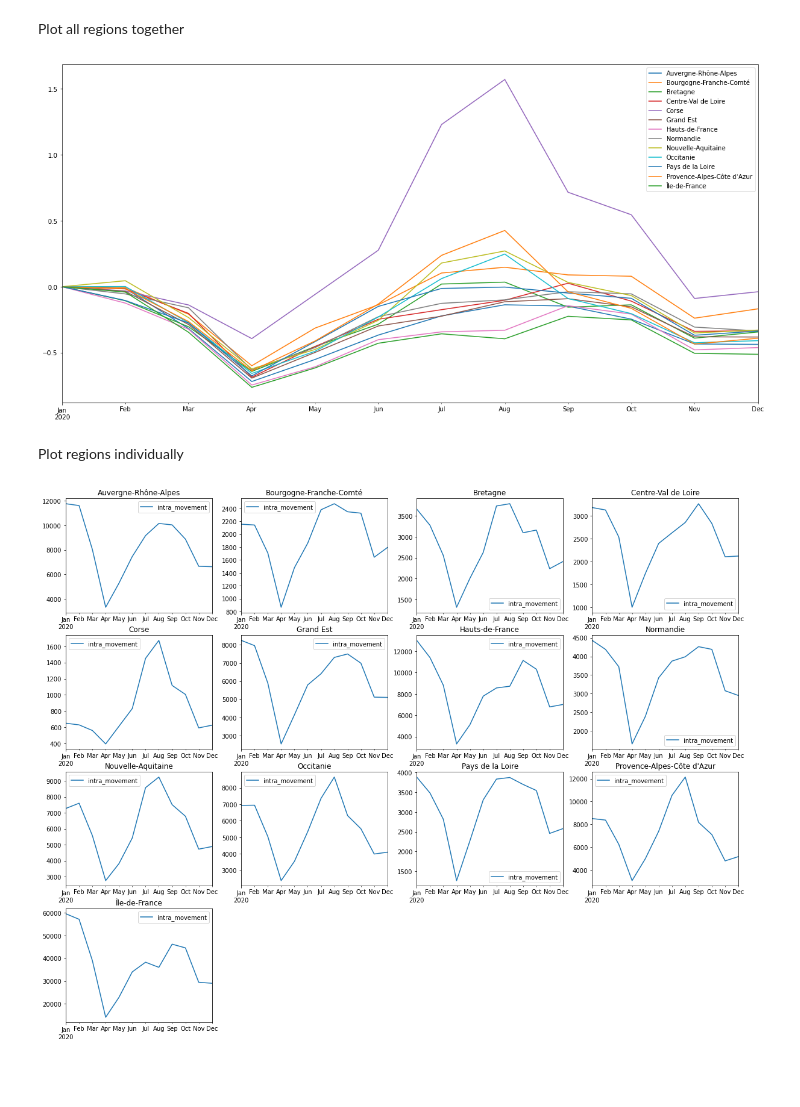
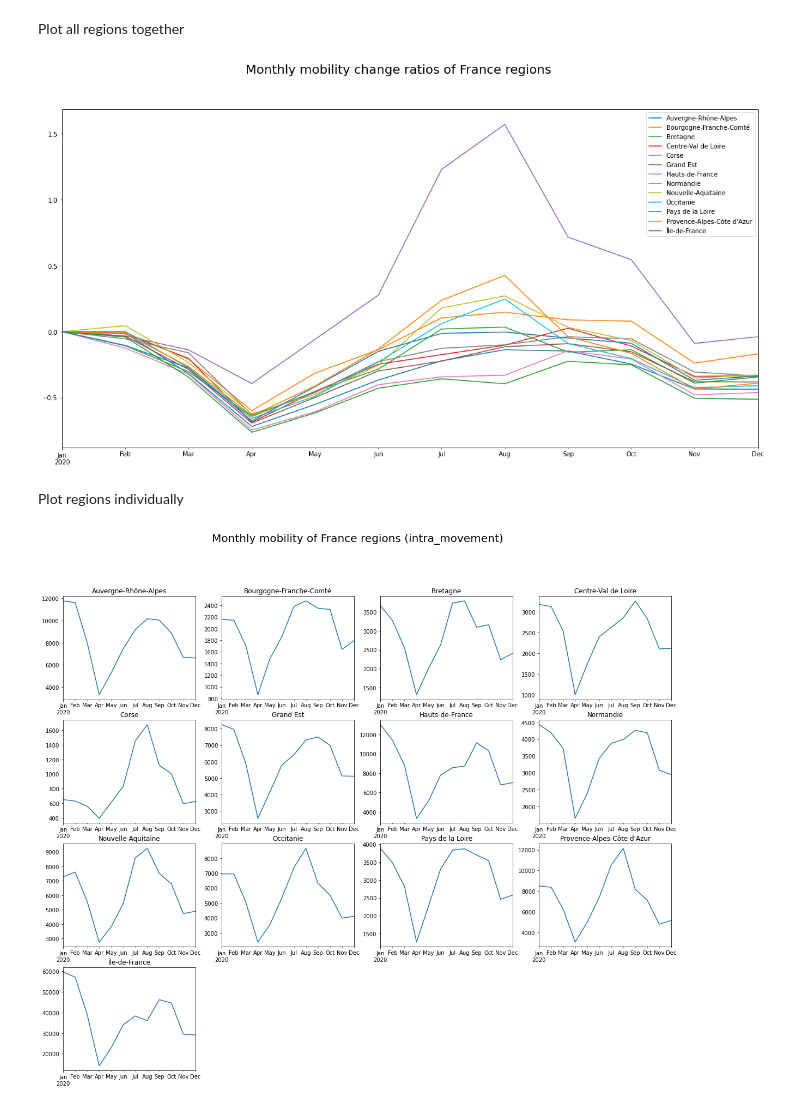
Before and after one commit to gladcolor/GIBD_RESTAPI, a Jupyter notebook: ODT_case_study_France.ipynb, the cells around one changed output. Cells and saved outputs as stored; diff of their text form; code cells hidden in the pictures; blank space fills up the shorter version.

```diff
--- a/ODT_case_study_France.ipynb
+++ b/ODT_case_study_France.ipynb
@@ -160,15 +157,15 @@ plt.show()
 Plot all regions together
 # %%
 groupped = df.groupby([pd.Grouper(freq='M'), 'place'], as_index=True )['intra_movement'].sum().to_frame()
-
 changes = groupped.groupby(level=[0, 1])['intra_movement'].sum() / jan_data['intra_movement']- 1
 
 fig, ax = plt.subplots()
+fig.suptitle("Monthly mobility change ratios of France regions", fontsize=20)
 ax = changes.unstack(level=1).plot(figsize=(20, 10), ax=ax)
 ax.set(xlabel="")
 ax.legend(groupped.unstack(level=1).columns.get_level_values(1));
 # %% [output]
-[figure, old version]
+[figure, new version]
 # %% [markdown]
 Plot  regions individually
 # %%
@@ -178,10 +175,11 @@ places = groupped.index.get_level_values("place").unique()
 col_cnt = min(6, math.ceil(math.sqrt(len(places))))
 row_cnt = math.ceil(len(places)/col_cnt)
 fig, axes = plt.subplots(row_cnt, col_cnt, figsize=(row_cnt * 5, col_cnt * 4) )
+fig.suptitle("Monthly mobility of France regions (intra_movement)", fontsize=20)
 
 for idx, place in enumerate(places):
     day_df = groupped.loc[place]
-    ax = day_df.plot(ax=axes[divmod(idx, col_cnt)], title = place)
+    ax = day_df.plot(ax=axes[divmod(idx, col_cnt)], title = place, legend=False)
     ax.set_xlabel("")
 
 for i in range(idx + 1, col_cnt * row_cnt, 1):
@@ -189,4 +187,4 @@ for i in range(idx + 1, col_cnt * row_cnt, 1):
 
 plt.show()
 # %% [output]
-[figure, old version]
+[figure, new version]
```
Also changed, not shown: parts of 4 cells of this notebook.
